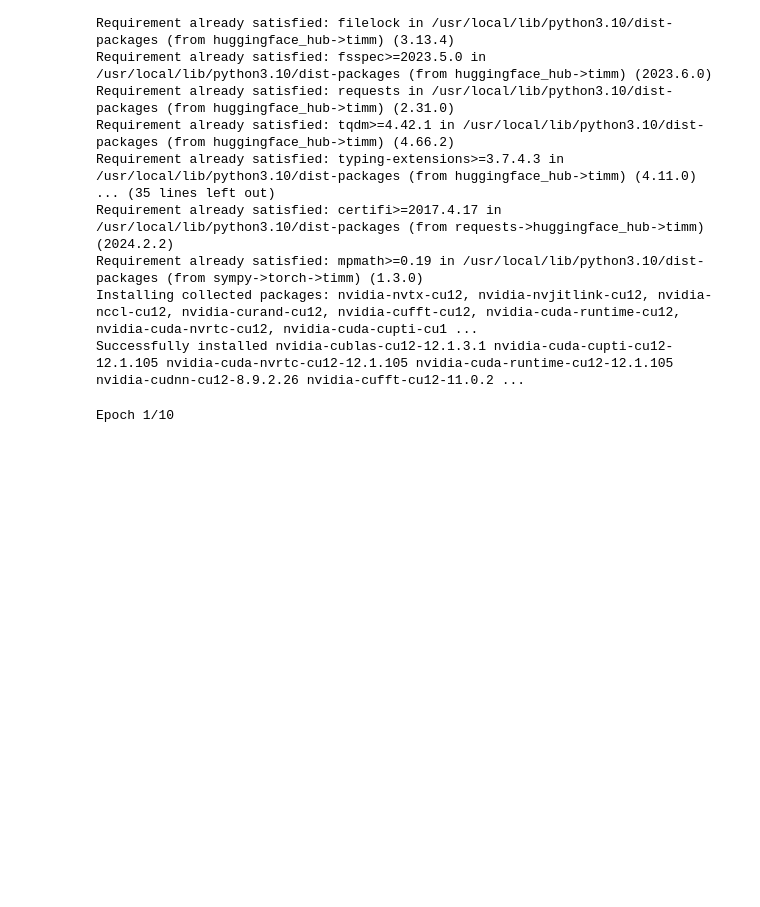
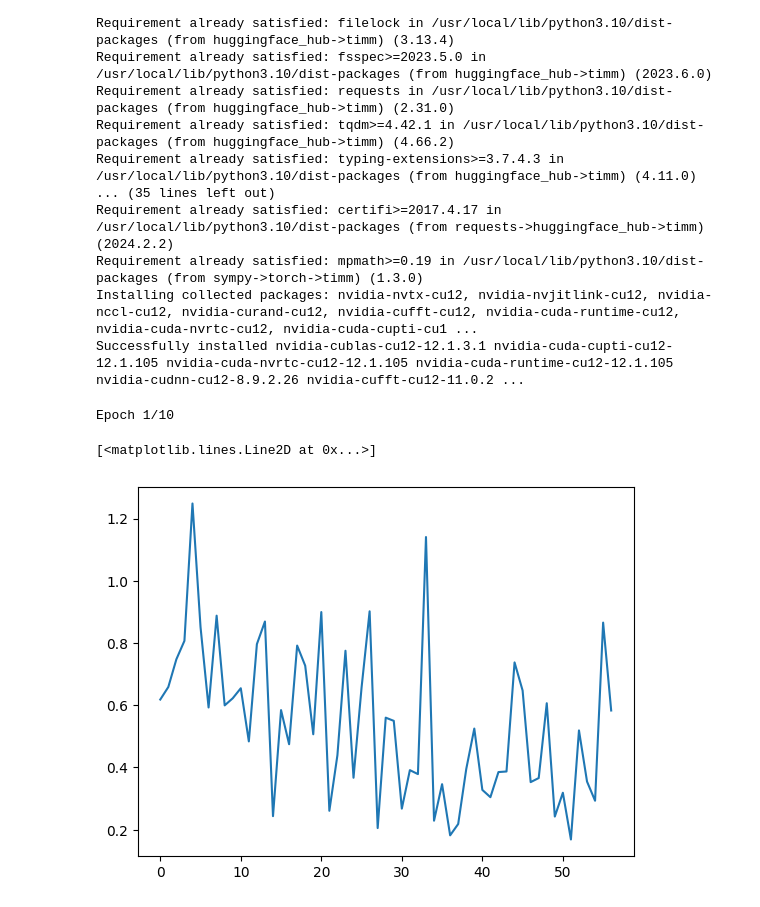
Before and after one commit to ajobi-uhc/hackathon-deepfakes, a Jupyter notebook: latest_vh.ipynb, the cells around one changed output. Saved outputs shown, nothing was run; the diff lists cells and outputs as text; code cells hidden in the pictures; blank space fills up the shorter version.

```diff
--- a/latest_vh.ipynb
+++ b/latest_vh.ipynb
@@ -107,8 +107,8 @@ from torchvision.utils import save_image
 from concurrent.futures import ProcessPoolExecutor, ThreadPoolExecutor, as_completed
 import torchvision.transforms.functional as F
 # %%
-DATASET_VIDEO_PATH = "/kaggle/input/automathon-deepfake/dataset/test_dataset"
-DATASET_METADATA_PATH = "/kaggle/input/automathon-deepfake/dataset/test_dataset/metadata.json"
+DATASET_VIDEO_PATH = "/kaggle/input/automathon-deepfake/dataset/experimental_dataset"
+DATASET_METADATA_PATH = "/kaggle/input/automathon-deepfake/dataset/experimental_dataset/metadata.json"
 FRAME_SAVE_PATH = "/kaggle/working/frames"
 FRAME_RATE = 1  # Frame rate to sample (e.g., 1 frame per second)
 
@@ -193,6 +193,8 @@ import timm
 model = timm.create_model('vit_large_patch14_clip_224', pretrained=True)
 # %%
 import torch.nn as nn
+from torch.optim.lr_scheduler import StepLR
+
 model.head = nn.Identity()
 
 # Move the model to the appropriate device (GPU or CPU)
@@ -207,7 +209,9 @@ for param in model.parameters():
 output_dims_of_CLIP = 1024  # This should match the output features of the last layer before the head
 classifier = nn.Linear(in_features=output_dims_of_CLIP, out_features=1).to(device)
 criterion = nn.BCEWithLogitsLoss()
-optimizer = torch.optim.Adam(classifier.parameters(), lr=1e-4)
+initial_lr = 1e-4
+optimizer = torch.optim.Adam(classifier.parameters(), lr=initial_lr)
+# scheduler = StepLR(optimizer, step_size=5, gamma=0.5)
 # %%
 import torch
 from tqdm import tqdm
@@ -256,3 +260,9 @@ for epoch in range(num_epochs):
     print(f"Epoch {epoch+1} Completed. Average Loss: {average_loss:.4f}\n")
 # %% [output]
 Epoch 1/10
+# %%
+import matplotlib.pyplot as plt
+plt.plot(losses)
+# %% [output]
+[<matplotlib.lines.Line2D at 0x...>]
+[figure, added]
```
